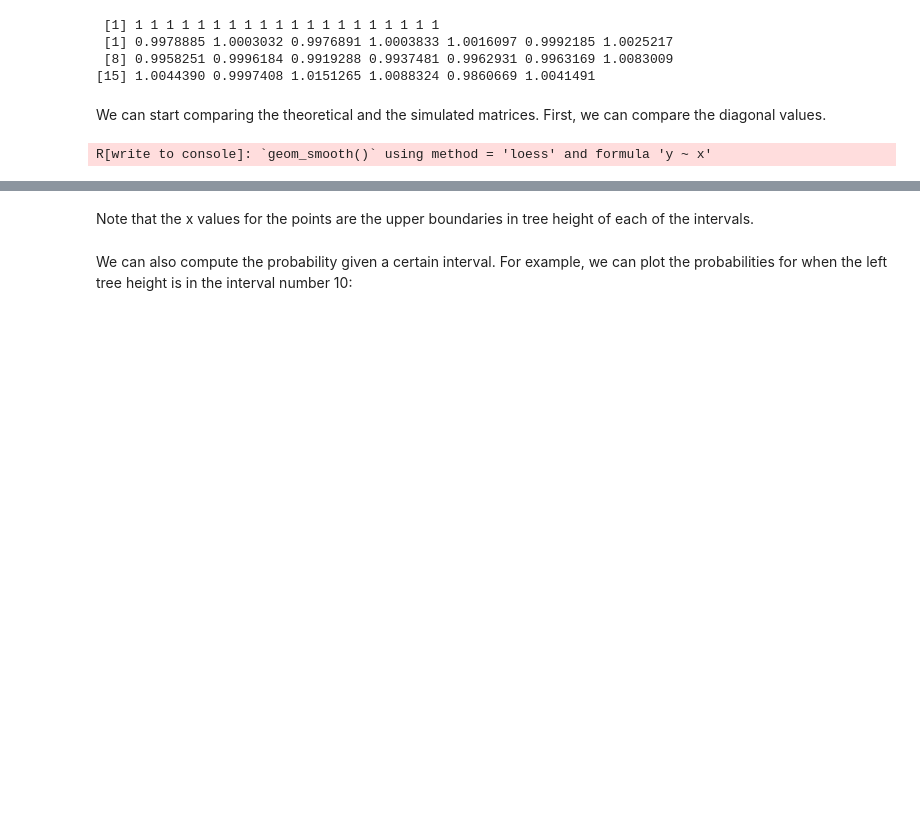
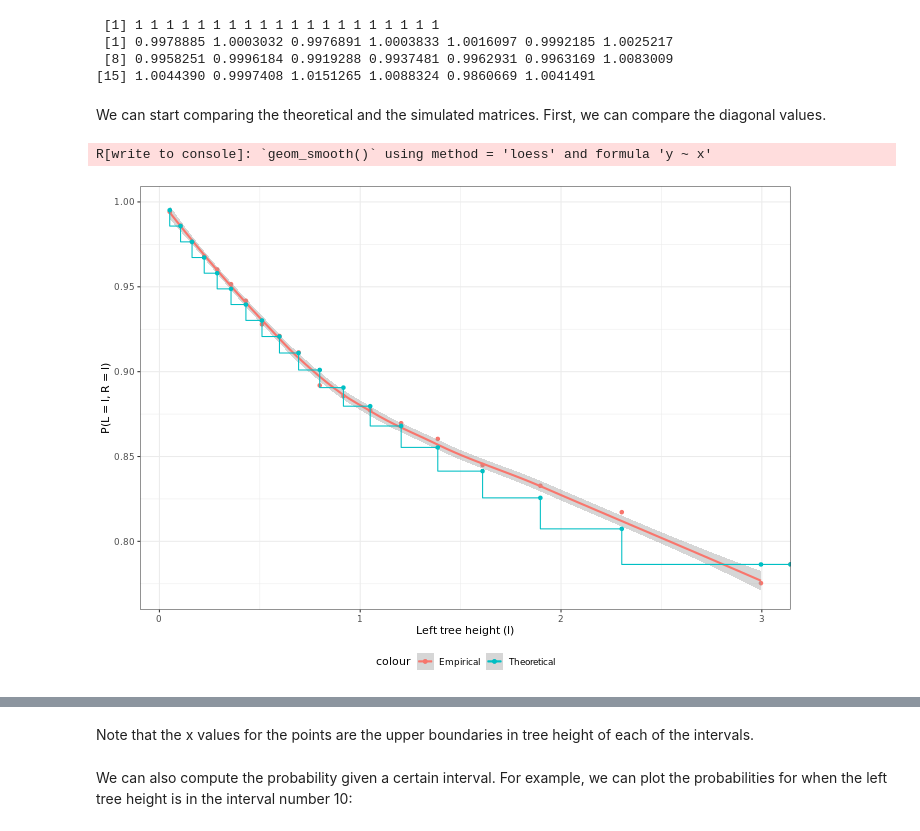
Before and after one commit to rivasiker/phasetype, a Jupyter notebook: scripts/01_msprime_simulations/01_msprime_simulations.ipynb, the cells around one changed output, grey strips where cells are left out. Saved outputs shown, nothing was run; the diff lists cells and outputs as text; code cells hidden in the pictures; blank space fills up the shorter version.

```diff
--- a/scripts/01_msprime_simulations/01_msprime_simulations.ipynb
+++ b/scripts/01_msprime_simulations/01_msprime_simulations.ipynb
@@ -376,18 +372,17 @@ print(colSums(discrete_mat))
 # %% [markdown]
 We can start comparing the theoretical and the simulated matrices. First, we can compare the diagonal values.
 # %%
-%%R
+%%R  -w 700 -h 500
 
-plt <- ggplot() +
+ggplot() +
     geom_point(aes(tm, diag(discrete_mat), color = 'Empirical')) +
     geom_smooth(aes(tm, diag(discrete_mat), color = 'Empirical')) +
     geom_point(aes(tm, diag(TransM), color = 'Theoretical')) +
     geom_step(aes(tm, diag(TransM), color = 'Theoretical'), direction="vh") +
     theme_bw() +
     theme(legend.position = 'bottom') +
     ylab(paste0('P(L = l, R = l)')) +
     xlab(paste0('Left tree height (l)'))
-
-ggsave('images/plt_P_diagonal.png', plt, width = 6, height = 5)
 # %% [output]
 R[write to console]: `geom_smooth()` using method = 'loess' and formula 'y ~ x'
+[figure, added]
```
Also changed, not shown: parts of 15 cells of this notebook.
